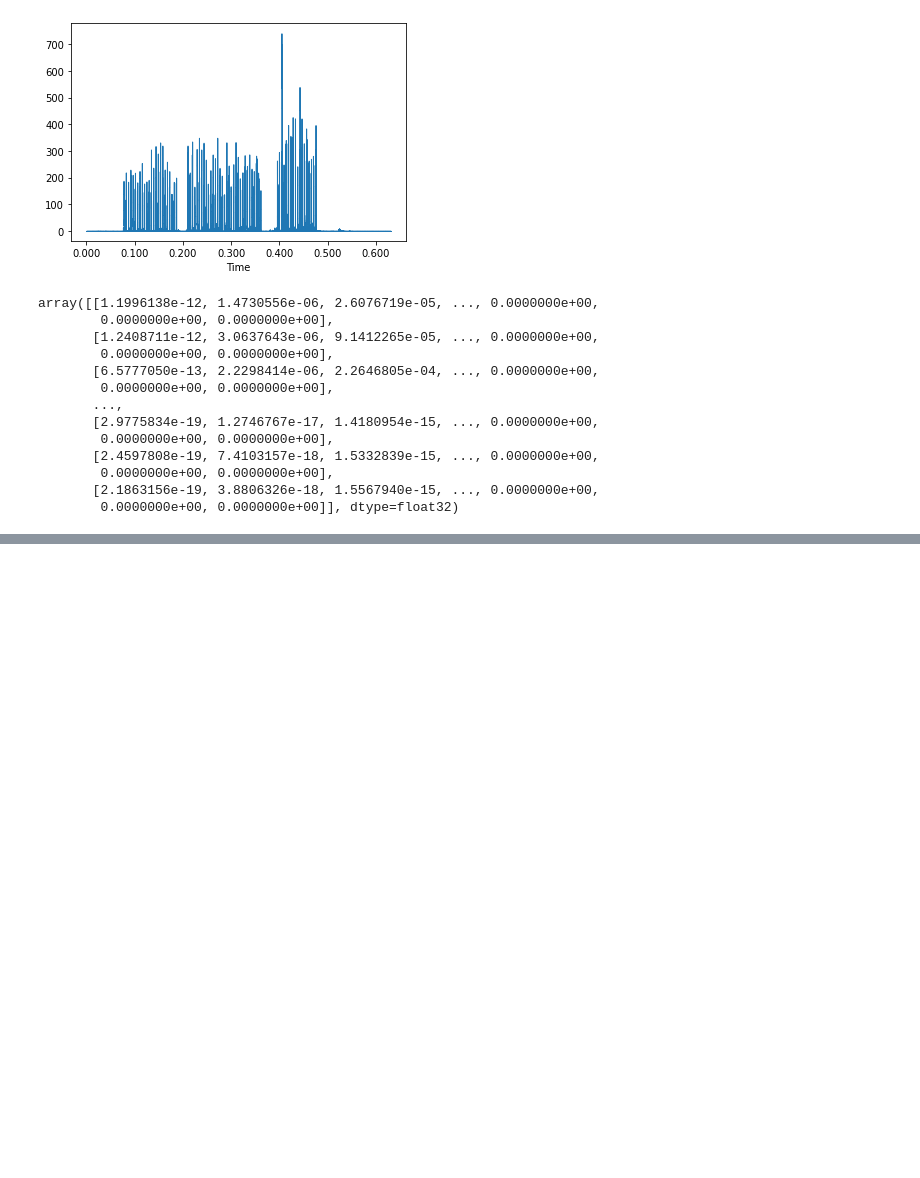
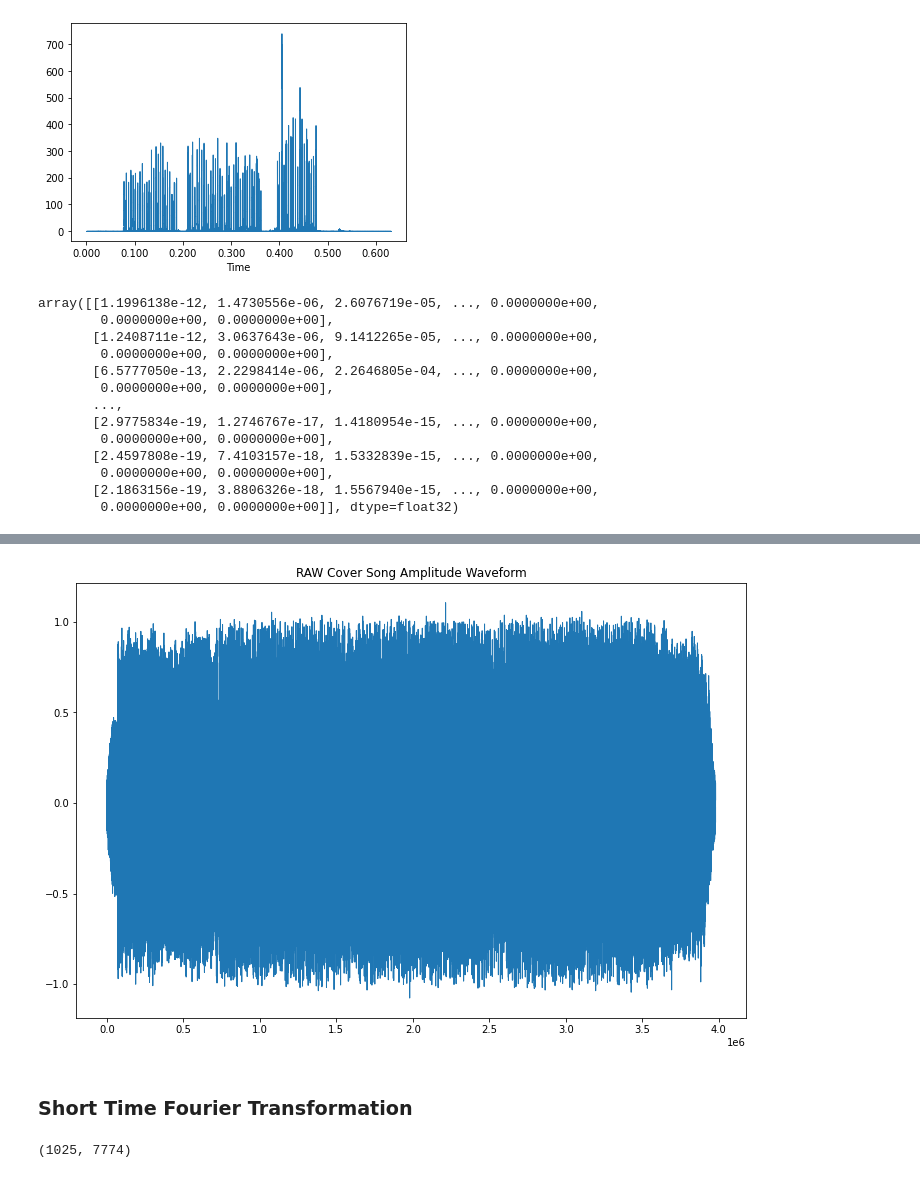
Before and after one commit to arpanpathak/audio_ml, a Jupyter notebook: Similar Melody Detection.ipynb, the cells around one changed output, grey strips where cells are left out. Cells and saved outputs as stored; diff of their text form; code cells hidden in the pictures; blank space fills up the shorter version.

```diff
--- a/Similar Melody Detection.ipynb
+++ b/Similar Melody Detection.ipynb
@@ -190,0 +250,14 @@ array([[1.1996138e-12, 1.4730556e-06, 2.6076719e-05, ..., 0.0000000e+00,
+# %%
+pd.Series(trimmed_cover).plot(figsize=(12,8), lw=1, title='RAW Cover Song Amplitude Waveform')
+pt.show()
+# %% [output]
+[figure, added]
+# %% [markdown]
+### Short Time Fourier Transformation
+# %%
+
+D2 = librosa.stft(trimmed_cover)
+s_db2 = librosa.amplitude_to_db(np.abs(D2), ref=np.max)
+s_db2.shape
+# %% [output]
+(1025, 7774)
```
Also changed, not shown: parts of 20 cells of this notebook, 2 other files.
